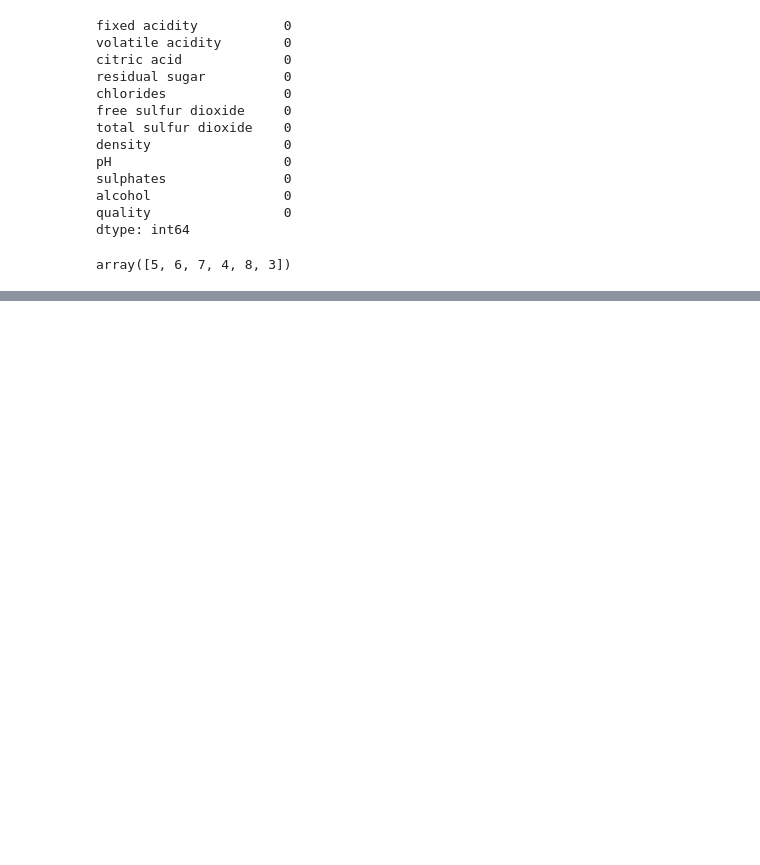
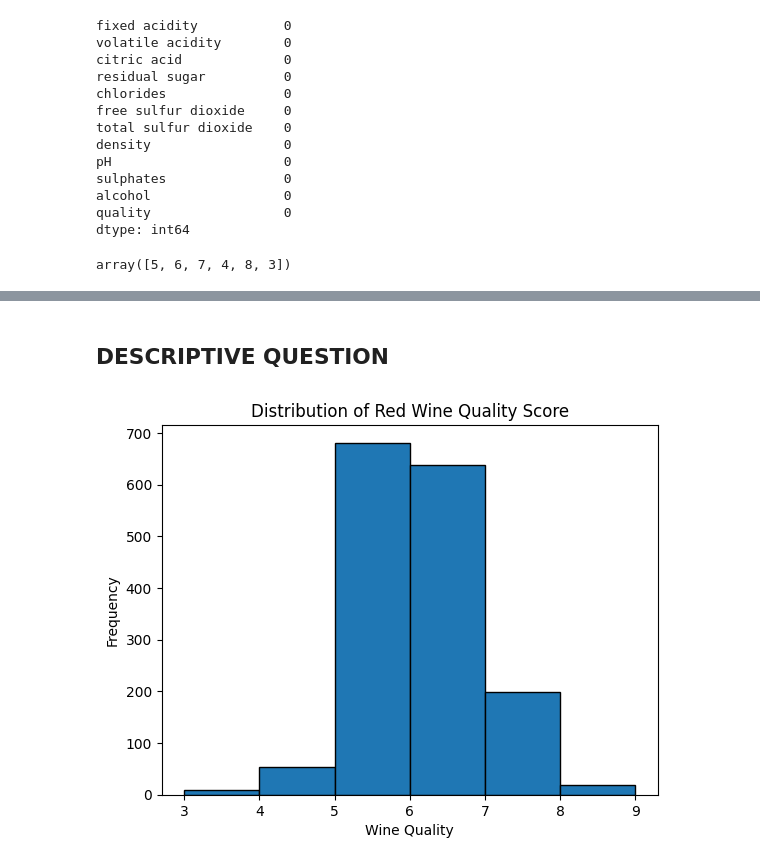
Before and after one commit to shambhavi07/CSCI608FinalProject, a Jupyter notebook: FinalProject.ipynb, the cells around one changed output, grey strips where cells are left out. Saved outputs shown, nothing was run; the diff lists cells and outputs as text; code cells hidden in the pictures; blank space fills up the shorter version.

```diff
--- a/FinalProject.ipynb
+++ b/FinalProject.ipynb
@@ -92,0 +105,14 @@ array([5, 6, 7, 4, 8, 3])
+# %% [markdown]
+## DESCRIPTIVE QUESTION
+# %%
+import matplotlib.pyplot as plt
+
+plt.figure()
+plt.hist(df['quality'], bins=range(df['quality'].min(), df['quality'].max() + 2),
+         edgecolor='black')
+plt.xlabel('Wine Quality')
+plt.ylabel('Frequency')
+plt.title('Distribution of Red Wine Quality Score')
+plt.show()
+# %% [output]
+[figure, added]
```
Also changed, not shown: parts of 8 cells of this notebook.
